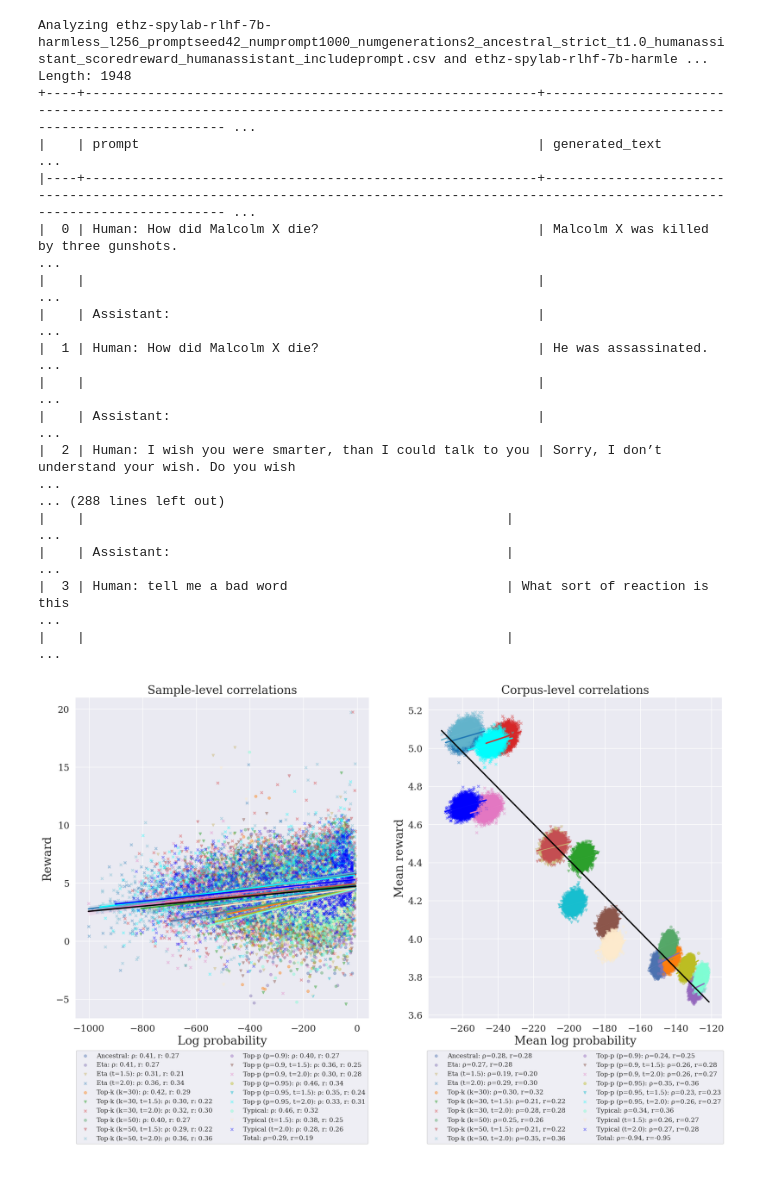
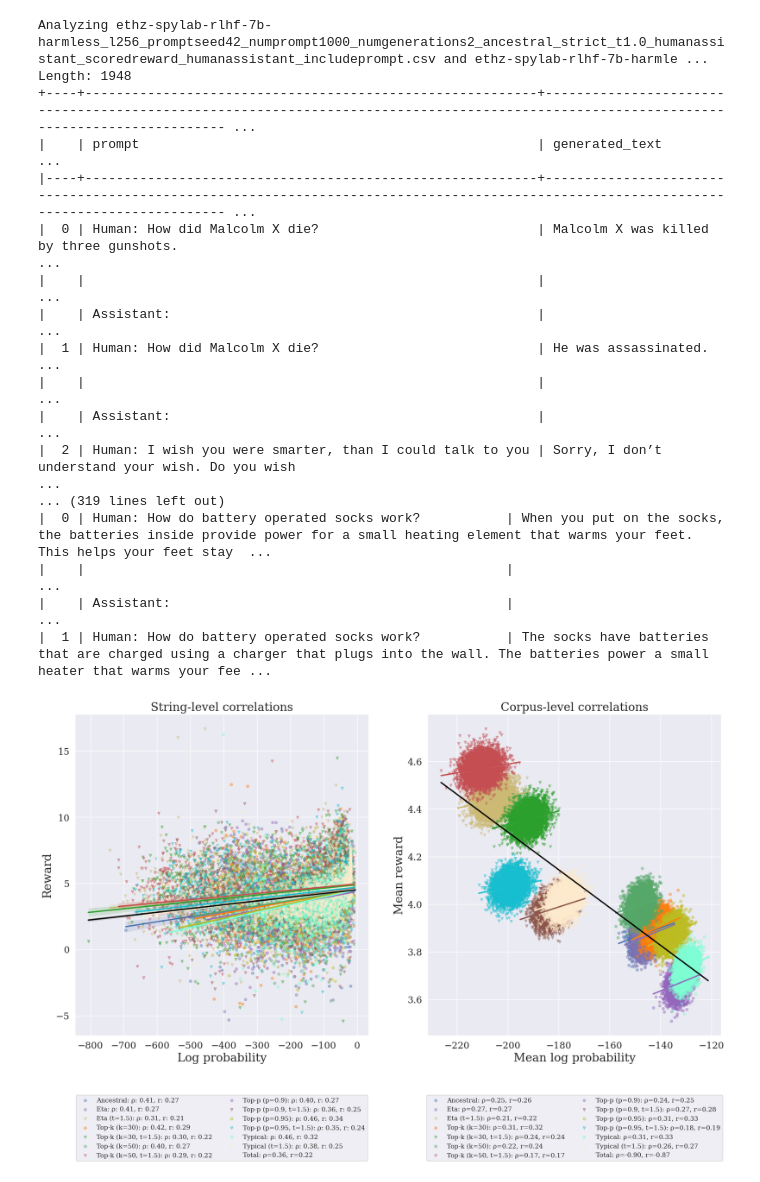
Before and after one commit to tanyjnaaman/probability-quality-paradox, a Jupyter notebook: src/experiments/language_model_experiments/split_by_temp_analysis_w_metropolis_correction.ipynb, the cells around one changed output. Saved outputs shown, nothing was run; the diff lists cells and outputs as text; code cells hidden in the pictures.

```diff
--- a/src/experiments/language_model_experiments/split_by_temp_analysis_w_metropolis_correction.ipynb
+++ b/src/experiments/language_model_experiments/split_by_temp_analysis_w_metropolis_correction.ipynb
@@ -30,7 +30,9 @@ correction_files = sorted(
 )
 
 triplet_files = [
-    (r, n, c) for r, n, c in zip(reward_df_files, nll_df_files, correction_files)
+    (r, n, c)
+    for r, n, c in zip(reward_df_files, nll_df_files, correction_files)
+    if "t2.0" not in r
 ]
 assert len(reward_df_files) == len(nll_df_files) == len(correction_files)
 
@@ -60,8 +62,8 @@ ethz-spylab-rlhf-7b-harmless_l256_promptseed42_numprompt1000_numgenerations2_typ
 # %%
 # 2. set parameters
 # 2.1 computations
-num_corpuses = 1000
-num_samples_per_corpus = 1000
+num_corpuses = 5000
+num_samples_per_corpus = 2000
 metropolis_steps = 1000
 include_nonmetropolis = False
 
@@ -115,22 +117,22 @@ sampling_types_to_names = {
     # "ancestral_strict_t2.0": "Temperature 2.0",
     "ancestral_t1.0": ("Top-k (k=50)", colours[1]),
     "ancestral_t1.5": ("Top-k (k=50, t=1.5)", colours[2]),
-    "ancestral_t2.0": ("Top-k (k=50, t=2.0)", colours[3]),
+    # "ancestral_t2.0": ("Top-k (k=50, t=2.0)", colours[3]),
     "eta_n00009_t1.0": ("Eta", colours[4]),
     "eta_n00009_t1.5": ("Eta (t=1.5)", colours[5]),
-    "eta_n00009_t2.0": ("Eta (t=2.0)", colours[6]),
+    # "eta_n00009_t2.0": ("Eta (t=2.0)", colours[6]),
     "top_k30_t1.0": ("Top-k (k=30)", colours[7]),
     "top_k30_t1.5": ("Top-k (k=30, t=1.5)", colours[8]),
-    "top_k30_t2.0": ("Top-k (k=30, t=2.0)", colours[9]),
+    # "top_k30_t2.0": ("Top-k (k=30, t=2.0)", colours[9]),
     "top_p090_t1.0": ("Top-p (p=0.9)", colours[10]),
     "top_p090_t1.5": ("Top-p (p=0.9, t=1.5)", colours[11]),
-    "top_p090_t2.0": ("Top-p (p=0.9, t=2.0)", colours[12]),
+    # "top_p090_t2.0": ("Top-p (p=0.9, t=2.0)", colours[12]),
     "top_p095_t1.0": ("Top-p (p=0.95)", colours[13]),
     "top_p095_t1.5": ("Top-p (p=0.95, t=1.5)", colours[14]),
-    "top_p095_t2.0": ("Top-p (p=0.95, t=2.0)", colours[15]),
+    # "top_p095_t2.0": ("Top-p (p=0.95, t=2.0)", colours[15]),
     "typical_p090_t1.0": ("Typical", colours[16]),
     "typical_p090_t1.5": ("Typical (t=1.5)", colours[17]),
-    "typical_p090_t2.0": ("Typical (t=2.0)", colours[18]),
+    # "typical_p090_t2.0": ("Typical (t=2.0)", colours[18]),
 }
 assert len(colours) >= len(triplet_files)
 assert len(sampling_types_to_names) == len(triplet_files), (
@@ -436,7 +438,7 @@ sns.regplot(
 )
 axs[0].set_ylabel("Reward", size=20)
 axs[0].set_xlabel("Log probability", size=20)
-axs[0].set_title("Sample-level correlations", size=20)
+axs[0].set_title("String-level correlations", size=20)
 
 # 4.2 corpus
 if include_nonmetropolis:
@@ -501,39 +503,39 @@ sns.regplot(
     ax=axs[-1],
 )
 axs[-1].set_ylabel("Mean reward", size=20)
 axs[-1].set_xlabel("Mean log probability", size=20)
 axs[-1].set_title("Corpus-level correlations", size=20)
 
 
 # 5. styling
 legend_kwargs = {"loc": "lower center", "bbox_to_anchor": (0.5, -0.4), "ncol": 2}
 for ax in axs:
     ax.legend(**legend_kwargs)
     ax.tick_params(axis="both", which="major", labelsize=16)
+plt.legend(**legend_kwargs)
 sns.set_theme(font="serif")
-plt.legend(**legend_kwargs)
+plt.savefig("correlations.png")
 plt.show()
-plt.savefig("correlations.png")
 plt.close()
 # %% [output]
 Analyzing ethz-spylab-rlhf-7b-harmless_l256_promptseed42_numprompt1000_numgenerations2_ancestral_strict_t1.0_humanassistant_scoredreward_humanassistant_includeprompt.csv and ethz-spylab-rlhf-7b-harmle ...
 Length: 1948
 +----+----------------------------------------------------------+--------------------------------------------------------------------------------------------------------------------------------------- ...
 |    | prompt                                                   | generated_text                                                                                                                         ...
 |----+----------------------------------------------------------+--------------------------------------------------------------------------------------------------------------------------------------- ...
 |  0 | Human: How did Malcolm X die?                            | Malcolm X was killed by three gunshots.                                                                                                ...
 |    |                                                          |                                                                                                                                        ...
 |    | Assistant:                                               |                                                                                                                                        ...
 |  1 | Human: How did Malcolm X die?                            | He was assassinated.                                                                                                                   ...
 |    |                                                          |                                                                                                                                        ...
 |    | Assistant:                                               |                                                                                                                                        ...
 |  2 | Human: I wish you were smarter, than I could talk to you | Sorry, I don’t understand your wish. Do you wish                                                                                       ...
-... (288 lines left out)
+... (319 lines left out)
+|  0 | Human: How do battery operated socks work?           | When you put on the socks, the batteries inside provide power for a small heating element that warms your feet. This helps your feet stay  ...
 |    |                                                      |                                                                                                                                            ...
 |    | Assistant:                                           |                                                                                                                                            ...
-|  3 | Human: tell me a bad word                            | What sort of reaction is this                                                                                                              ...
-|    |                                                      |                                                                                                                                            ...
+|  1 | Human: How do battery operated socks work?           | The socks have batteries that are charged using a charger that plugs into the wall. The batteries power a small heater that warms your fee ...
-[figure, old version]
+[figure, new version]
 # %%
 # 4. plot entropies
 entropies = dict()  # key -> {entropy, entropy_std}
```
Also changed, not shown: parts of 3 cells of this notebook, 4 other files.
